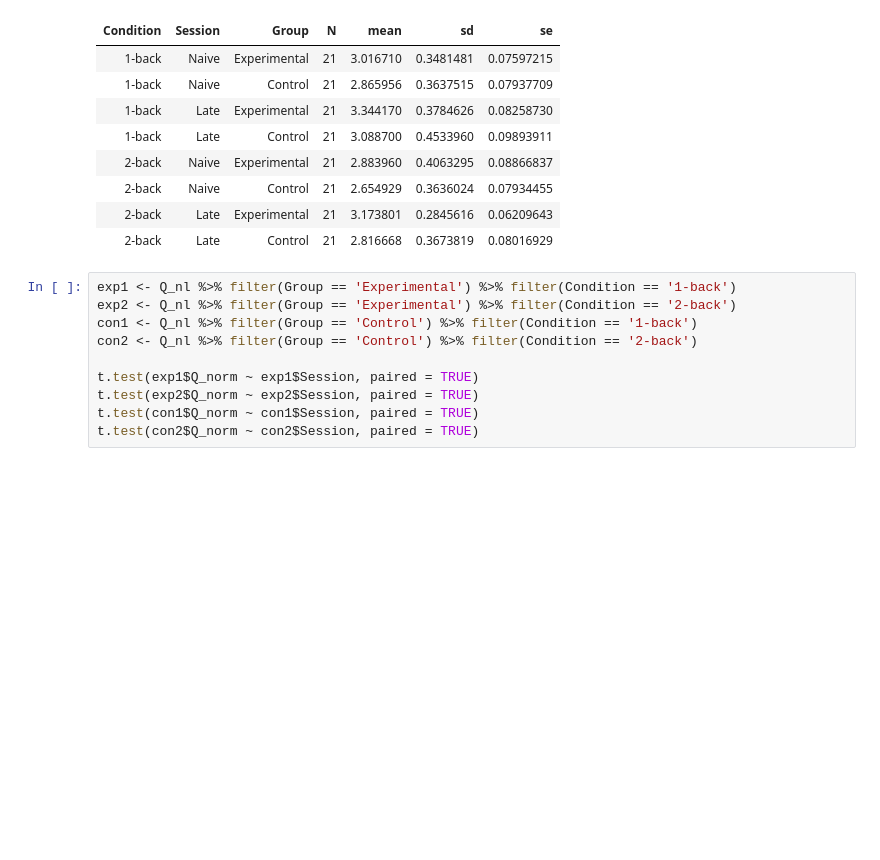
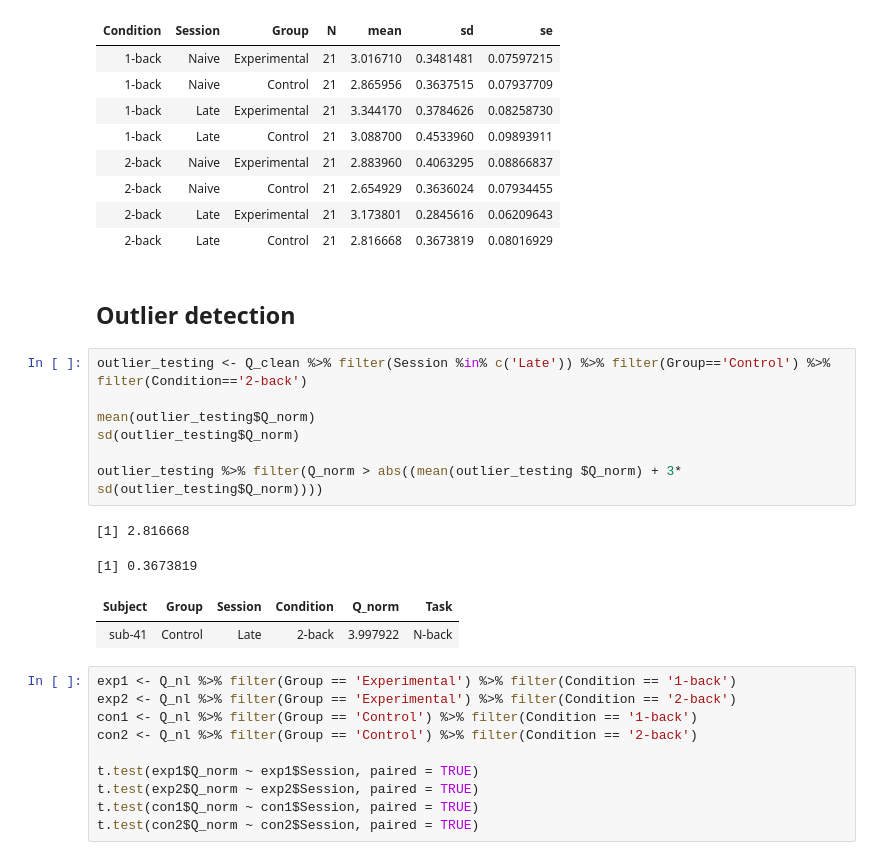
Before and after one commit to kfinc/wm-training-modularity, a Jupyter notebook: 03-static_FC_analyses/03-normalized_modularity_stats.ipynb, the cells around one changed output. Drawn from its saved outputs; the diff is of its cells as text; blank space fills up the shorter version.

```diff
--- a/03-static_FC_analyses/03-normalized_modularity_stats.ipynb
+++ b/03-static_FC_analyses/03-normalized_modularity_stats.ipynb
@@ -291,6 +291,20 @@ The following object is masked from ‘package:purrr’:
 | 2-back | Naive | Control | 21 | 2.654929 | 0.3636024 | 0.07934455 |
 | 2-back | Late | Experimental | 21 | 3.173801 | 0.2845616 | 0.06209643 |
 | 2-back | Late | Control | 21 | 2.816668 | 0.3673819 | 0.08016929 |
+# %% [markdown]
+## Outlier detection
+# %%
+outlier_testing <- Q_clean %>% filter(Session %in% c('Late')) %>% filter(Group=='Control') %>% filter(Condition=='2-back')
+
+mean(outlier_testing$Q_norm)
+sd(outlier_testing$Q_norm)
+
+outlier_testing %>% filter(Q_norm > abs((mean(outlier_testing $Q_norm) + 3* sd(outlier_testing$Q_norm))))
+# %% [output]
+[1] 2.816668
+[1] 0.3673819
+| Subject | Group | Session | Condition | Q_norm | Task |
+| sub-41 | Control | Late | 2-back | 3.997922 | N-back |
 # %%
 exp1 <- Q_nl %>% filter(Group == 'Experimental') %>% filter(Condition == '1-back')
 exp2 <- Q_nl %>% filter(Group == 'Experimental') %>% filter(Condition == '2-back')
```
Also changed, not shown: parts of 2 cells of this notebook, 2 other files.
